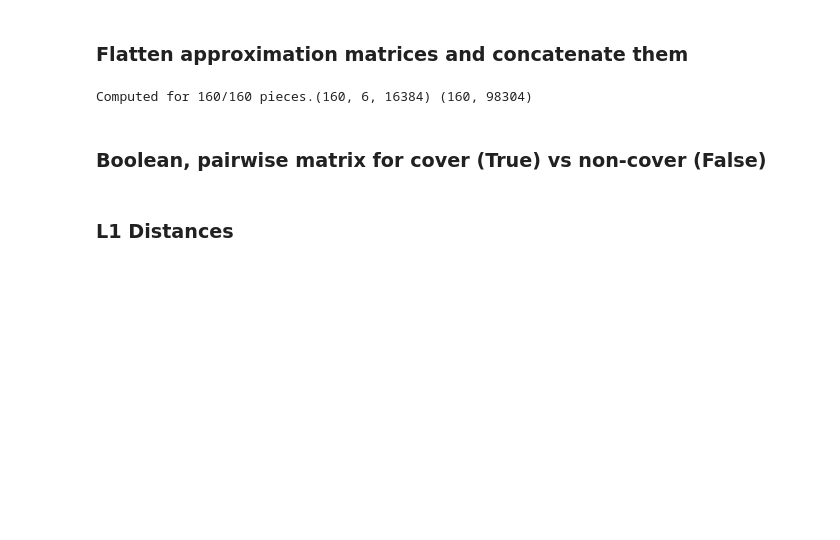
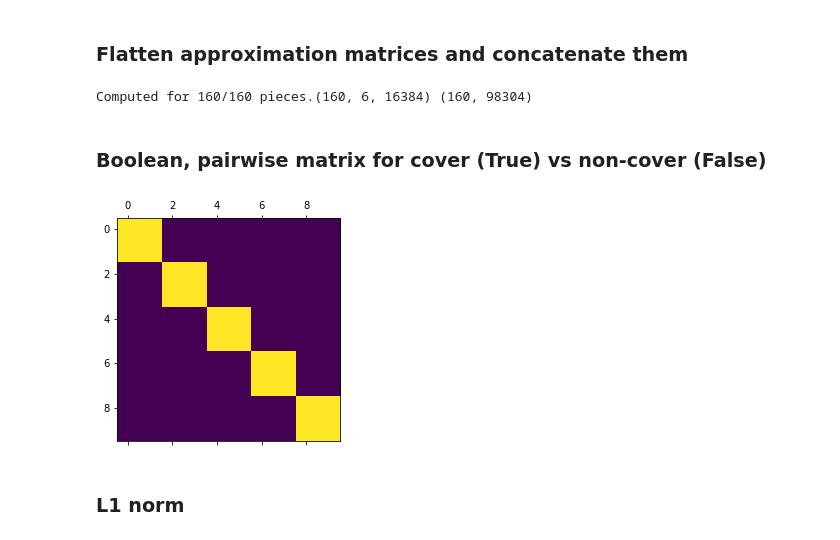
Before and after one commit to chrispla/structure_representation, a Jupyter notebook: structure_comparison/covers80/comparison.ipynb, the cells around one changed output. Cells and saved outputs as stored; diff of their text form; code cells hidden in the pictures; blank space fills up the shorter version.

```diff
--- a/structure_comparison/covers80/comparison.ipynb
+++ b/structure_comparison/covers80/comparison.ipynb
@@ -155,7 +155,7 @@ for i in range(file_no):
     all_flat.append(np.asarray(flat_approximations))
     all_merged.append(merged_approximations)
 
-    sys.stdout.write("\rComputed for %i/%s pieces." % ((f+1), str(file_no)))
+    sys.stdout.write("\rComputed for %i/%s pieces." % ((i+1), str(file_no)))
     sys.stdout.flush()
 
 all_flat = np.asarray(all_flat)
@@ -167,14 +167,16 @@ Computed for 160/160 pieces.(160, 6, 16384) (160, 98304)
 ### Boolean, pairwise matrix for cover (True) vs non-cover (False)
 # %%
 #True if cover, False if non-cover
-covers = np.zeros(file_no, file_no, dtype=np.bool_)
+covers = np.zeros((file_no, file_no), dtype=np.bool_)
 for i in range(file_no):
     for j in range(file_no):
         if (all_roots[i] == all_roots[j]):
             covers[i][j] = True
         else:
             covers[i][j] = False
-plt.matshow(covers)
+plt.matshow(covers[:10, :10])
 plt.show()
+# %% [output]
+[figure, added]
 # %% [markdown]
-### L1 Distances
+### L1 norm
```
Also changed, not shown: parts of 16 cells of this notebook.
